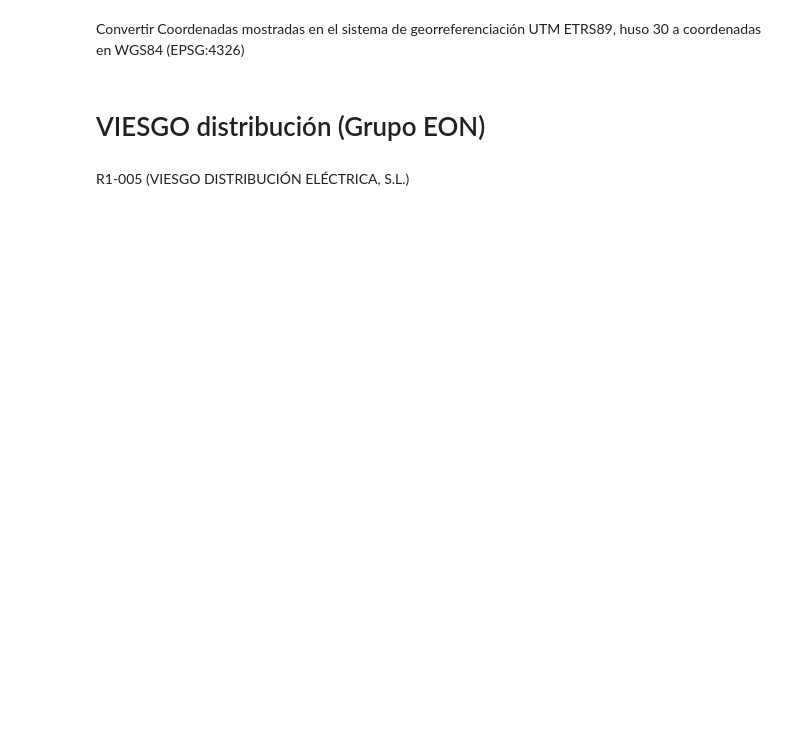
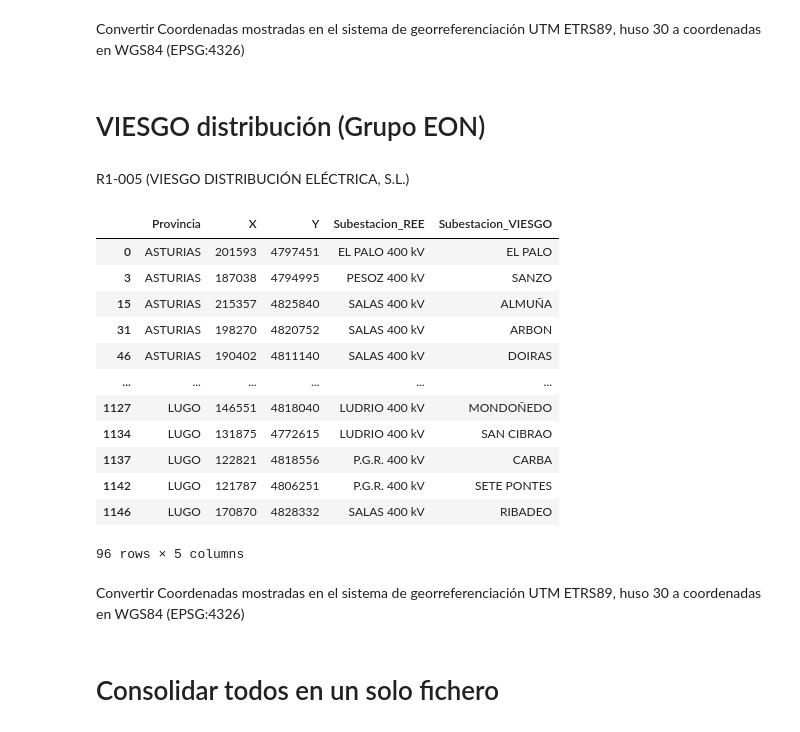
Before and after one commit to jacubero/SEE, a Jupyter notebook: Distribucion/distribucion.ipynb, the cells around one changed output. Drawn from its saved outputs; the diff is of its cells as text; code cells hidden in the pictures; blank space fills up the shorter version.

```diff
--- a/Distribucion/distribucion.ipynb
+++ b/Distribucion/distribucion.ipynb
@@ -279,3 +317,37 @@ EREDES_df.to_excel('Excels/EREDES.xlsx', index=False)
 R1-005 (VIESGO DISTRIBUCIÓN ELÉCTRICA, S.L.)
 # %%
 # https://www.viesgodistribucion.com/mapa-interactivo-de-la-red
+file_path = 'Excels/VIESGO_capacidad.xlsx'
+
+# Read the Excel file
+VIESGO_capacidad_df = pd.read_excel(file_path, sheet_name='Table 1', header=[0])
+
+columns = [
+    'Provincia',
+    'X',
+    'Y',
+    'Subestacion_REE',
+    'Subestacion_VIESGO'
+    ]
+
+# Get unique rows based on 'Identificador de la Subestación'
+VIESGO_df = VIESGO_capacidad_df[columns].drop_duplicates(subset='Subestacion_VIESGO')
+
+# Display the resulting DataFrame
+VIESGO_df
+# %% [output]
+|  | Provincia | X | Y | Subestacion_REE | Subestacion_VIESGO |
+| 0 | ASTURIAS | 201593 | 4797451 | EL PALO 400 kV | EL PALO |
+| 3 | ASTURIAS | 187038 | 4794995 | PESOZ 400 kV | SANZO |
+| 15 | ASTURIAS | 215357 | 4825840 | SALAS 400 kV | ALMUÑA |
+| 31 | ASTURIAS | 198270 | 4820752 | SALAS 400 kV | ARBON |
+| 46 | ASTURIAS | 190402 | 4811140 | SALAS 400 kV | DOIRAS |
+| ... | ... | ... | ... | ... | ... |
+| 1127 | LUGO | 146551 | 4818040 | LUDRIO 400 kV | MONDOÑEDO |
+| 1134 | LUGO | 131875 | 4772615 | LUDRIO 400 kV | SAN CIBRAO |
+| 1137 | LUGO | 122821 | 4818556 | P.G.R. 400 kV | CARBA |
+| 1142 | LUGO | 121787 | 4806251 | P.G.R. 400 kV | SETE PONTES |
+| 1146 | LUGO | 170870 | 4828332 | SALAS 400 kV | RIBADEO |
+96 rows × 5 columns
+# %% [markdown]
+Convertir Coordenadas mostradas en el sistema de georreferenciación UTM ETRS89, huso 30 a coordenadas en WGS84 (EPSG:4326)
@@ -281,0 +364,2 @@ R1-005 (VIESGO DISTRIBUCIÓN ELÉCTRICA, S.L.)
+# %% [markdown]
+# Consolidar todos en un solo fichero
```
Also changed, not shown: parts of 11 cells of this notebook, 9 other files.
